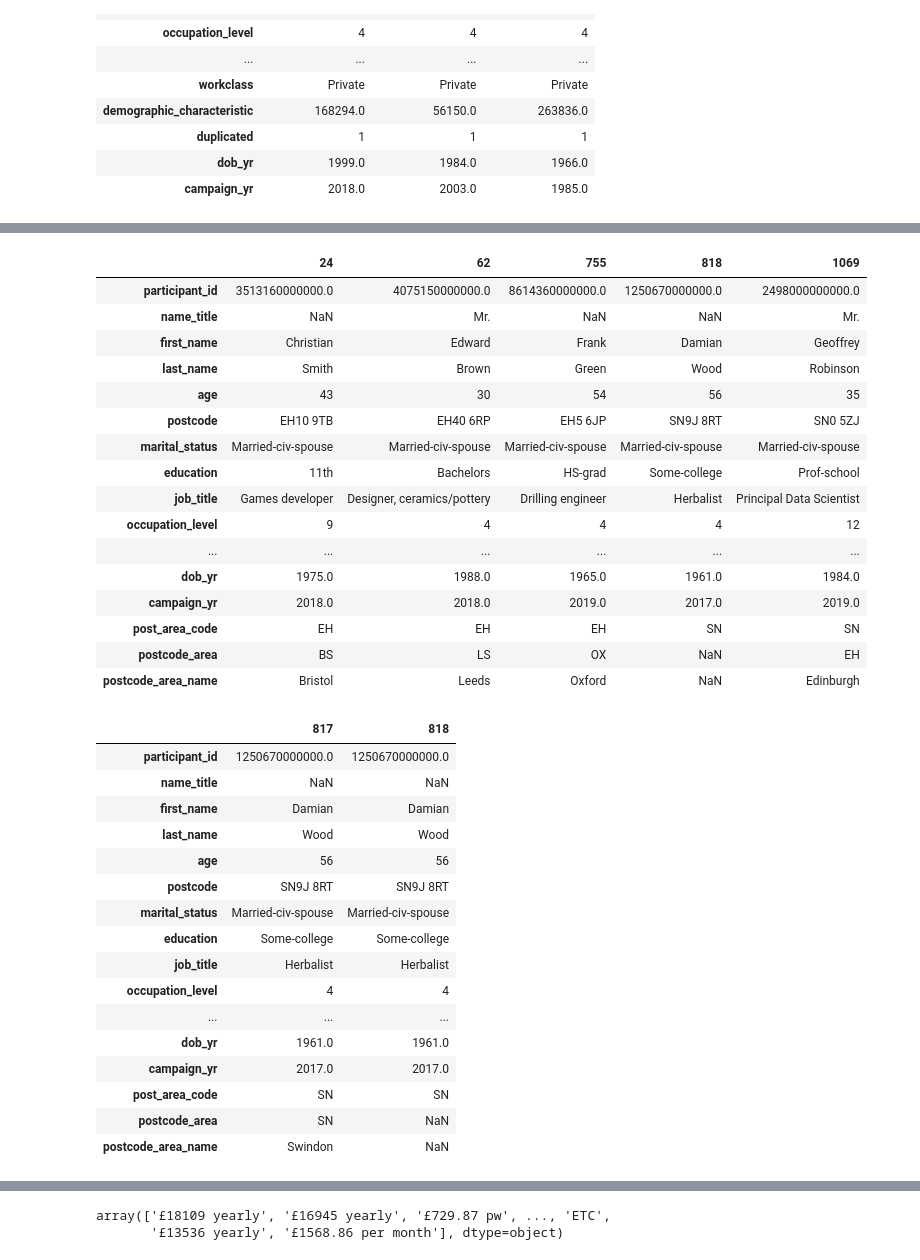
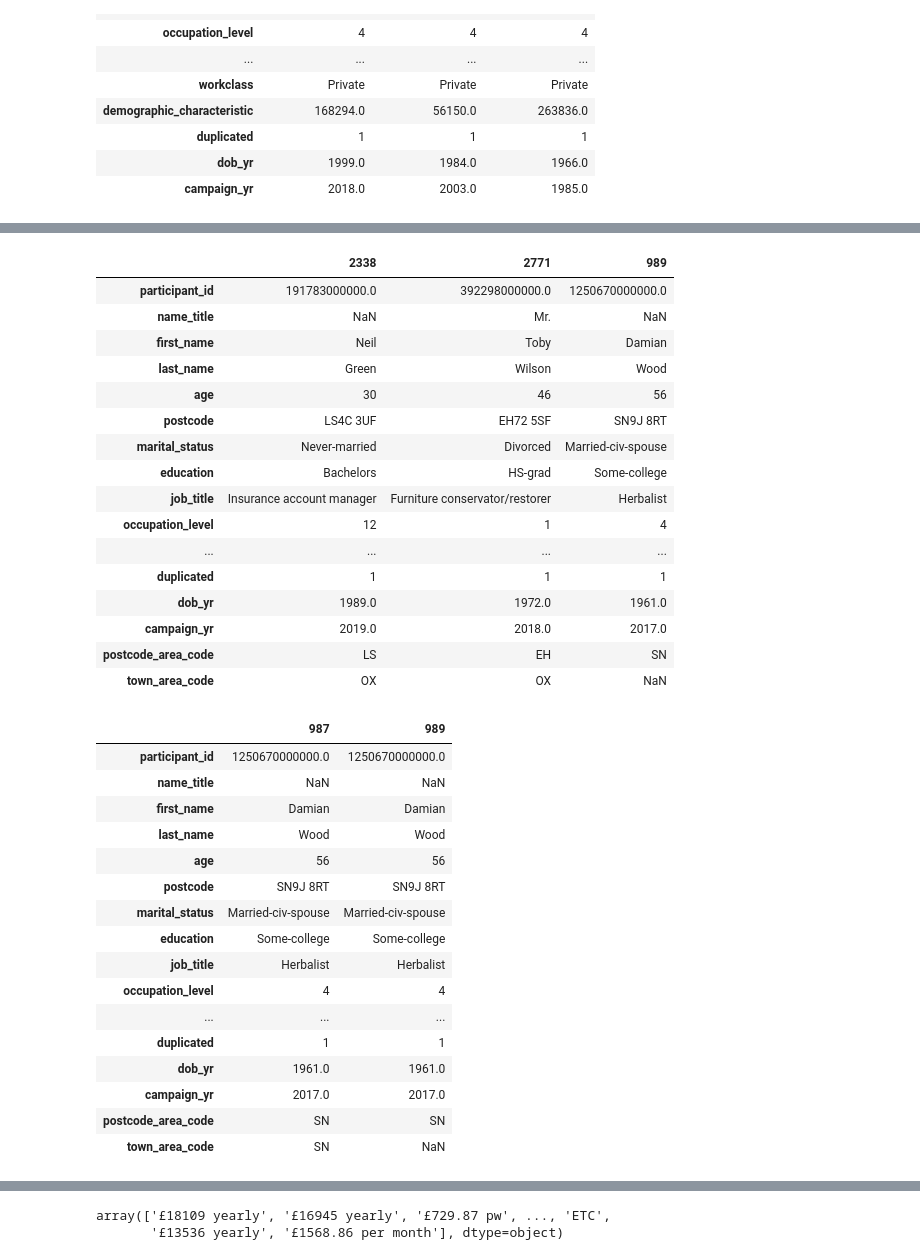
Before and after one commit to GaborJenei/macaroni, a Jupyter notebook: notebooks/1_Cleaining_Merging.ipynb, the cells around one changed output, grey strips where cells are left out. Saved outputs shown, nothing was run; the diff lists cells and outputs as text; code cells hidden in the pictures.

```diff
--- a/notebooks/1_Cleaining_Merging.ipynb
+++ b/notebooks/1_Cleaining_Merging.ipynb
@@ -130,3 +97,2 @@ dtype: object
 # %%
-# df_mortgage['full_name'].apply(lambda name: decompose_name(name))
-# df_mortgage['full_name'] #, axis=1, result_type='expand'
+df_mortgage[['name_title', 'first_name', 'last_name']] = df_mortgage['full_name'].apply(lambda name: make_data.decompose_name(name))
@@ -136,3 +99 @@ dtype: object
-# %%
-df_mortgage[['name_title', 'first_name', 'last_name']] = df_mortgage['full_name'].apply(lambda name: decompose_name(name))
 # %%
@@ -357,5 +269,8 @@ df_campaign_clm_cl[is_duplicated].head().transpose()
 # %%
 # Use Postcode and postcode areas
-df_campaign_clm_cl['post_area_code'] = df_campaign_clm_cl['postcode'].str.split(pat='\d', regex=True, expand=True)[0]
 
-df_campaign_clm_cl['post_area_code'].unique()
+# Get post area code from postcode
+df_campaign_clm_cl['postcode_area_code'] = df_campaign_clm_cl['postcode'].str.split(pat='\d', regex=True, expand=True)[0]
+
+# Get post area code from town
+df_campaign_clm_cl['town_area_code'] = make_data.get_postcode_area(df_campaign_clm_cl['town'])
@@ -430,6 +276,0 @@ Name: post_area_code, Length: 3036, dtype: object
-# %%
-df_campaign_clm_cl = df_campaign_clm_cl.merge(df_post_areas,
-                         left_on='town',
-                         right_on='postcode_area_name',
-                         how='left',
-                         validate='m:1')
@@ -452,30 +277,33 @@ df_campaign_clm_cl
 # %%
+# check if duplicated
 is_duplicated = df_campaign_clm_cl['duplicated']==1
-is_postarea_match = df_campaign_clm_cl['post_area_code']==df_campaign_clm_cl['postcode_area']
 
-df_campaign_clm_cl[is_duplicated & ~is_postarea_match].head().transpose()
+# Check postal area code match i.e
+is_postarea_match = df_campaign_clm_cl['postcode_area_code']==df_campaign_clm_cl['town_area_code']
+
+df_campaign_clm_cl[is_duplicated & ~is_postarea_match].sort_values('participant_id').head(3).transpose()
 # %% [output]
-|  | 24 | 62 | 755 | 818 | 1069 |
-| participant_id | 3513160000000.0 | 4075150000000.0 | 8614360000000.0 | 1250670000000.0 | 2498000000000.0 |
-| name_title | NaN | Mr. | NaN | NaN | Mr. |
-| first_name | Christian | Edward | Frank | Damian | Geoffrey |
-| last_name | Smith | Brown | Green | Wood | Robinson |
-| age | 43 | 30 | 54 | 56 | 35 |
-| postcode | EH10 9TB | EH40 6RP | EH5 6JP | SN9J 8RT | SN0 5ZJ |
-| marital_status | Married-civ-spouse | Married-civ-spouse | Married-civ-spouse | Married-civ-spouse | Married-civ-spouse |
-| education | 11th | Bachelors | HS-grad | Some-college | Prof-school |
-| job_title | Games developer | Designer, ceramics/pottery | Drilling engineer | Herbalist | Principal Data Scientist |
-| occupation_level | 9 | 4 | 4 | 4 | 12 |
-| ... | ... | ... | ... | ... | ... |
-| dob_yr | 1975.0 | 1988.0 | 1965.0 | 1961.0 | 1984.0 |
-| campaign_yr | 2018.0 | 2018.0 | 2019.0 | 2017.0 | 2019.0 |
-| post_area_code | EH | EH | EH | SN | SN |
-| postcode_area | BS | LS | OX | NaN | EH |
-| postcode_area_name | Bristol | Leeds | Oxford | NaN | Edinburgh |
+|  | 2338 | 2771 | 989 |
+| participant_id | 191783000000.0 | 392298000000.0 | 1250670000000.0 |
+| name_title | NaN | Mr. | NaN |
+| first_name | Neil | Toby | Damian |
+| last_name | Green | Wilson | Wood |
+| age | 30 | 46 | 56 |
+| postcode | LS4C 3UF | EH72 5SF | SN9J 8RT |
+| marital_status | Never-married | Divorced | Married-civ-spouse |
+| education | Bachelors | HS-grad | Some-college |
+| job_title | Insurance account manager | Furniture conservator/restorer | Herbalist |
+| occupation_level | 12 | 1 | 4 |
+| ... | ... | ... | ... |
+| duplicated | 1 | 1 | 1 |
+| dob_yr | 1989.0 | 1972.0 | 1961.0 |
+| campaign_yr | 2019.0 | 2018.0 | 2017.0 |
+| postcode_area_code | LS | EH | SN |
+| town_area_code | OX | OX | NaN |
 # %%
 df_campaign_clm_cl.loc[is_duplicated & df_campaign_clm_cl['participant_id'].isin([1250670000000.0])].transpose()
 # %% [output]
-|  | 817 | 818 |
+|  | 987 | 989 |
 | participant_id | 1250670000000.0 | 1250670000000.0 |
 | name_title | NaN | NaN |
 | first_name | Damian | Damian |
@@ -487,11 +315,11 @@ df_campaign_clm_cl.loc[is_duplicated & df_campaign_clm_cl['participant_id'].isin
 | job_title | Herbalist | Herbalist |
 | occupation_level | 4 | 4 |
 | ... | ... | ... |
+| duplicated | 1 | 1 |
 | dob_yr | 1961.0 | 1961.0 |
 | campaign_yr | 2017.0 | 2017.0 |
-| post_area_code | SN | SN |
-| postcode_area | SN | NaN |
-| postcode_area_name | Swindon | NaN |
+| postcode_area_code | SN | SN |
+| town_area_code | SN | NaN |
 # %%
 df_campaign_clm_cl_cl = df_campaign_clm_cl.drop(df_campaign_clm_cl[is_duplicated & ~is_postarea_match].index)
 # %%
```
Also changed, not shown: parts of 61 cells of this notebook, 9 other files.
